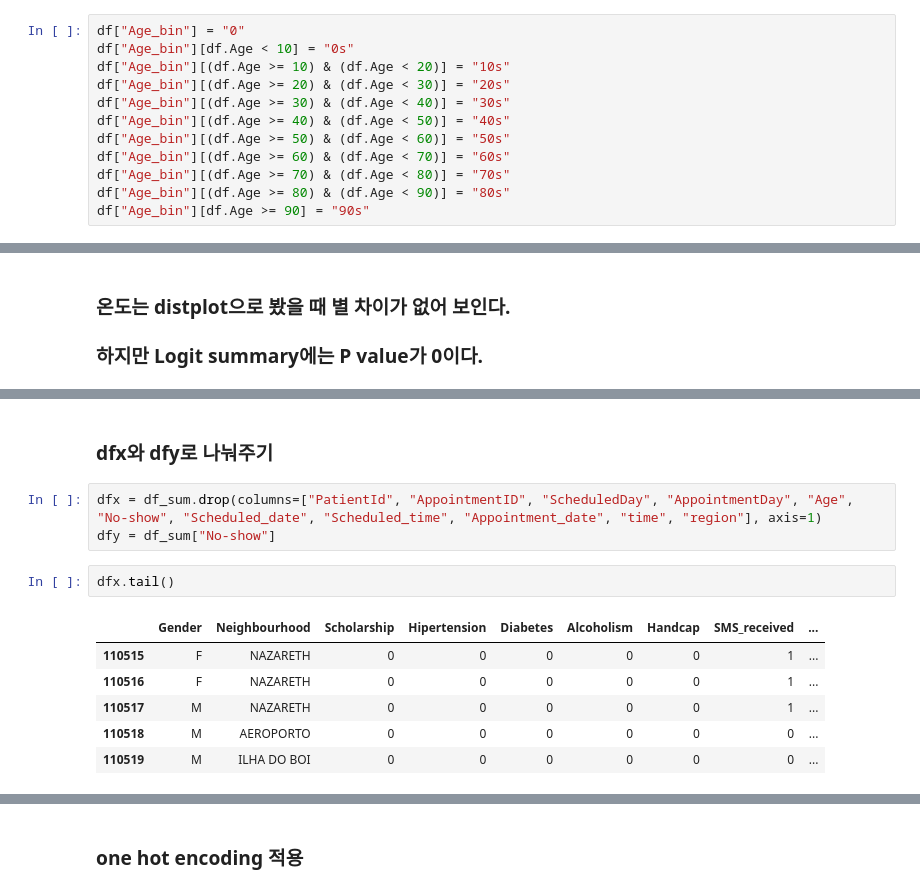
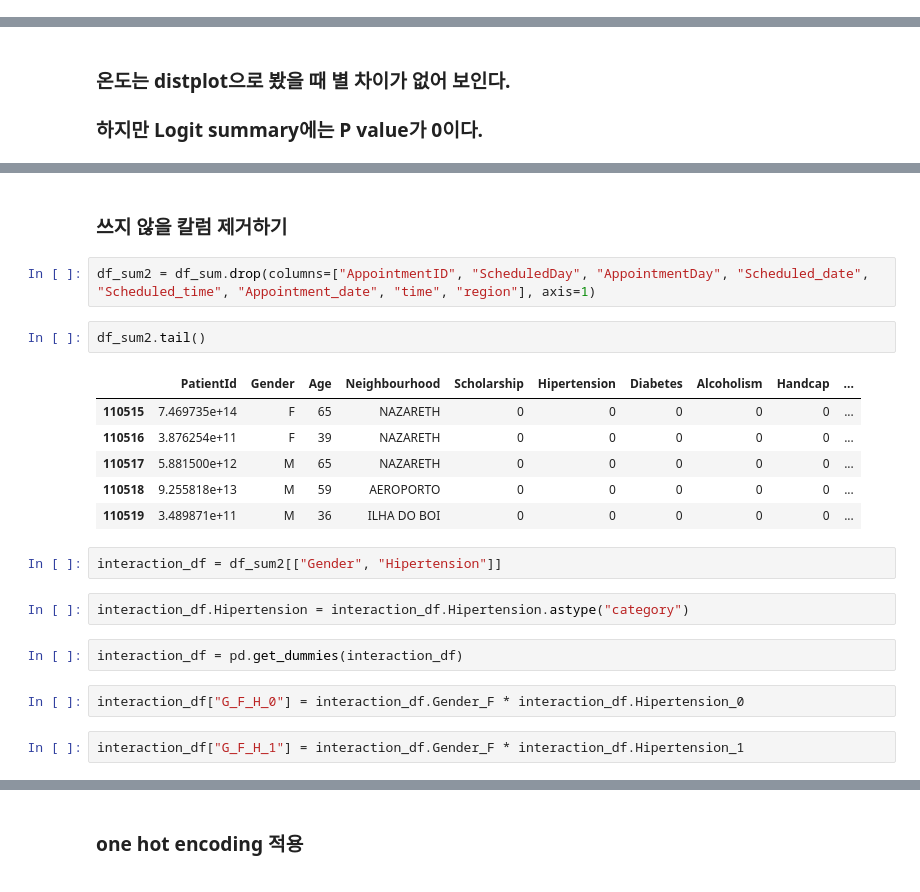
Before and after one commit to p829911/Classification_project, a Jupyter notebook: EDA_hsw.ipynb, the cells around one changed output, grey strips where cells are left out. Drawn from its saved outputs; the diff is of its cells as text.

```diff
--- a/EDA_hsw.ipynb
+++ b/EDA_hsw.ipynb
@@ -44,15 +34,3 @@ region_weather.time = region_weather.time.apply(lambda x: time.strftime("%Y-%m-%
-# %%
-df["Age_bin"] = "0"
-df["Age_bin"][df.Age < 10] = "0s"
-df["Age_bin"][(df.Age >= 10) & (df.Age < 20)] = "10s"
-df["Age_bin"][(df.Age >= 20) & (df.Age < 30)] = "20s"
-df["Age_bin"][(df.Age >= 30) & (df.Age < 40)] = "30s"
-df["Age_bin"][(df.Age >= 40) & (df.Age < 50)] = "40s"
-df["Age_bin"][(df.Age >= 50) & (df.Age < 60)] = "50s"
-df["Age_bin"][(df.Age >= 60) & (df.Age < 70)] = "60s"
-df["Age_bin"][(df.Age >= 70) & (df.Age < 80)] = "70s"
-df["Age_bin"][(df.Age >= 80) & (df.Age < 90)] = "80s"
-df["Age_bin"][df.Age >= 90] = "90s"
 # %% [markdown]
 ### 날짜형식 범주형 변수로 바꿔주기
 # %%
@@ -367,14 +315,23 @@ sns.distplot(df_sum[df_sum["No-show"] == "No"].temperature, color="g", hist_kws=
-# %% [markdown]
-### dfx와 dfy로 나눠주기
+# %% [markdown]
+### 쓰지 않을 칼럼 제거하기
 # %%
-dfx = df_sum.drop(columns=["PatientId", "AppointmentID", "ScheduledDay", "AppointmentDay", "Age", "No-show", "Scheduled_date", "Scheduled_time", "Appointment_date", "time", "region"], axis=1)
-dfy = df_sum["No-show"]
+df_sum2 = df_sum.drop(columns=["AppointmentID", "ScheduledDay", "AppointmentDay", "Scheduled_date", "Scheduled_time", "Appointment_date", "time", "region"], axis=1)
 # %%
-dfx.tail()
+df_sum2.tail()
 # %% [output]
-|  | Gender | Neighbourhood | Scholarship | Hipertension | Diabetes | Alcoholism | Handcap | SMS_received | ... |
-| 110515 | F | NAZARETH | 0 | 0 | 0 | 0 | 0 | 1 | ... |
-| 110516 | F | NAZARETH | 0 | 0 | 0 | 0 | 0 | 1 | ... |
-| 110517 | M | NAZARETH | 0 | 0 | 0 | 0 | 0 | 1 | ... |
-| 110518 | M | AEROPORTO | 0 | 0 | 0 | 0 | 0 | 0 | ... |
-| 110519 | M | ILHA DO BOI | 0 | 0 | 0 | 0 | 0 | 0 | ... |
+|  | PatientId | Gender | Age | Neighbourhood | Scholarship | Hipertension | Diabetes | Alcoholism | Handcap | ... |
+| 110515 | 7.469735e+14 | F | 65 | NAZARETH | 0 | 0 | 0 | 0 | 0 | ... |
+| 110516 | 3.876254e+11 | F | 39 | NAZARETH | 0 | 0 | 0 | 0 | 0 | ... |
+| 110517 | 5.881500e+12 | M | 65 | NAZARETH | 0 | 0 | 0 | 0 | 0 | ... |
+| 110518 | 9.255818e+13 | M | 59 | AEROPORTO | 0 | 0 | 0 | 0 | 0 | ... |
+| 110519 | 3.489871e+11 | M | 36 | ILHA DO BOI | 0 | 0 | 0 | 0 | 0 | ... |
+# %%
+interaction_df = df_sum2[["Gender", "Hipertension"]]
+# %%
+interaction_df.Hipertension = interaction_df.Hipertension.astype("category")
+# %%
+interaction_df = pd.get_dummies(interaction_df)
+# %%
+interaction_df["G_F_H_0"] = interaction_df.Gender_F * interaction_df.Hipertension_0
+# %%
+interaction_df["G_F_H_1"] = interaction_df.Gender_F * interaction_df.Hipertension_1
```
Also changed, not shown: parts of 225 cells of this notebook, 1 other file.
